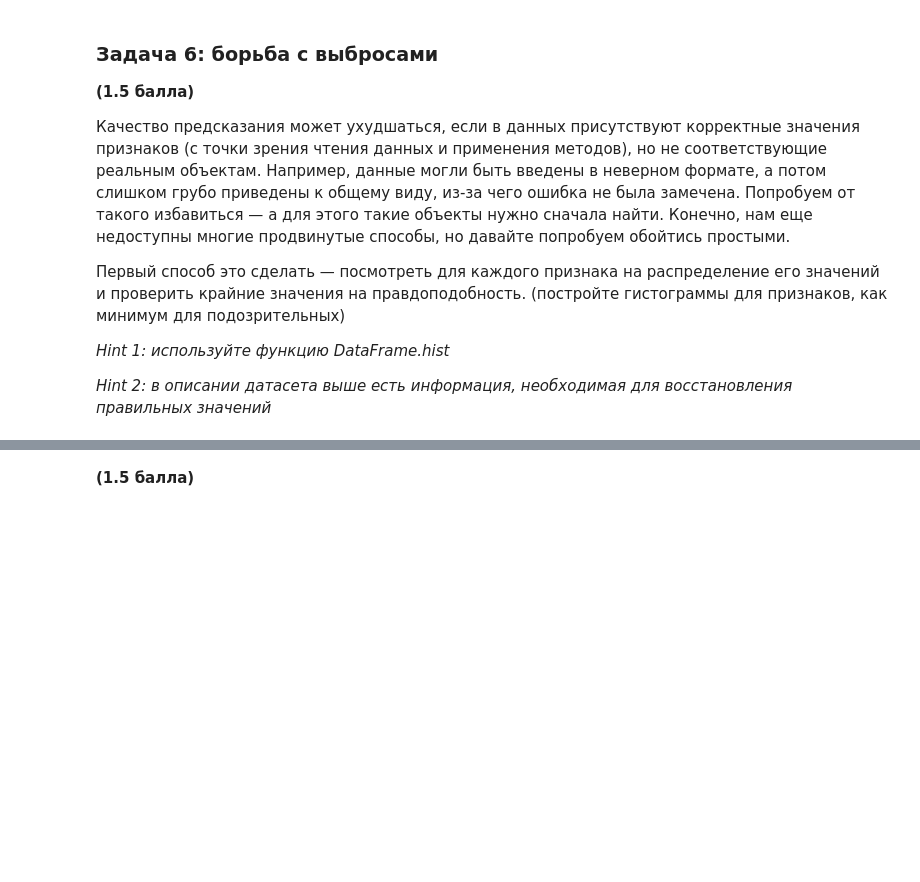
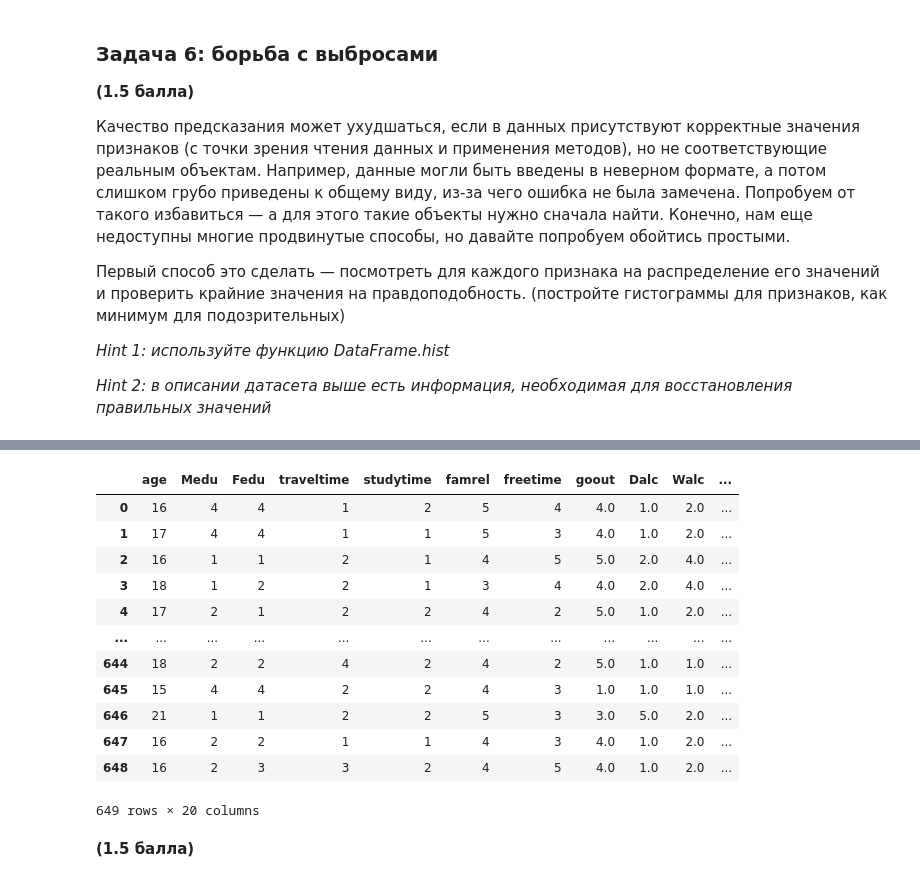
Before and after one commit to NikitaCat81/MLAESCTeminNikita, a Jupyter notebook: task2_linreg/task2_linreg_practice.ipynb, the cells around one changed output, grey strips where cells are left out. Drawn from its saved outputs; the diff is of its cells as text; code cells hidden in the pictures; blank space fills up the shorter version.

```diff
--- a/task2_linreg/task2_linreg_practice.ipynb
+++ b/task2_linreg/task2_linreg_practice.ipynb
@@ -236,3 +260,34 @@ __(1.5 балла)__
+# %%
+conditions = [
+    data["traveltime"] == 1,
+    data["traveltime"] == 2,
+    data["traveltime"] == 3,
+    data["traveltime"] == 4,
+    (data["traveltime"] > 4) & (data["traveltime"] < 15),
+    (data["traveltime"] >= 15) & (data["traveltime"] < 30),
+    (data["traveltime"] >= 30) & (data["traveltime"] < 60),
+    data["traveltime"] >= 60
+]
+
+choices = [1, 2, 3, 4, 1, 2, 3, 4]
+
+data["traveltime"] = np.select(conditions, choices)
+
+data
+# %% [output]
+|  | age | Medu | Fedu | traveltime | studytime | famrel | freetime | goout | Dalc | Walc | ... |
+| 0 | 16 | 4 | 4 | 1 | 2 | 5 | 4 | 4.0 | 1.0 | 2.0 | ... |
+| 1 | 17 | 4 | 4 | 1 | 1 | 5 | 3 | 4.0 | 1.0 | 2.0 | ... |
+| 2 | 16 | 1 | 1 | 2 | 1 | 4 | 5 | 5.0 | 2.0 | 4.0 | ... |
+| 3 | 18 | 1 | 2 | 2 | 1 | 3 | 4 | 4.0 | 2.0 | 4.0 | ... |
+| 4 | 17 | 2 | 1 | 2 | 2 | 4 | 2 | 5.0 | 1.0 | 2.0 | ... |
+| ... | ... | ... | ... | ... | ... | ... | ... | ... | ... | ... | ... |
+| 644 | 18 | 2 | 2 | 4 | 2 | 4 | 2 | 5.0 | 1.0 | 1.0 | ... |
+| 645 | 15 | 4 | 4 | 2 | 2 | 4 | 3 | 1.0 | 1.0 | 1.0 | ... |
+| 646 | 21 | 1 | 1 | 2 | 2 | 5 | 3 | 3.0 | 5.0 | 2.0 | ... |
+| 647 | 16 | 2 | 2 | 1 | 1 | 4 | 3 | 4.0 | 1.0 | 2.0 | ... |
+| 648 | 16 | 2 | 3 | 3 | 2 | 4 | 5 | 4.0 | 1.0 | 2.0 | ... |
+649 rows × 20 columns
 # %% [markdown]
 __(1.5 балла)__
 # %% [markdown]
```
Also changed, not shown: parts of 7 cells of this notebook.
